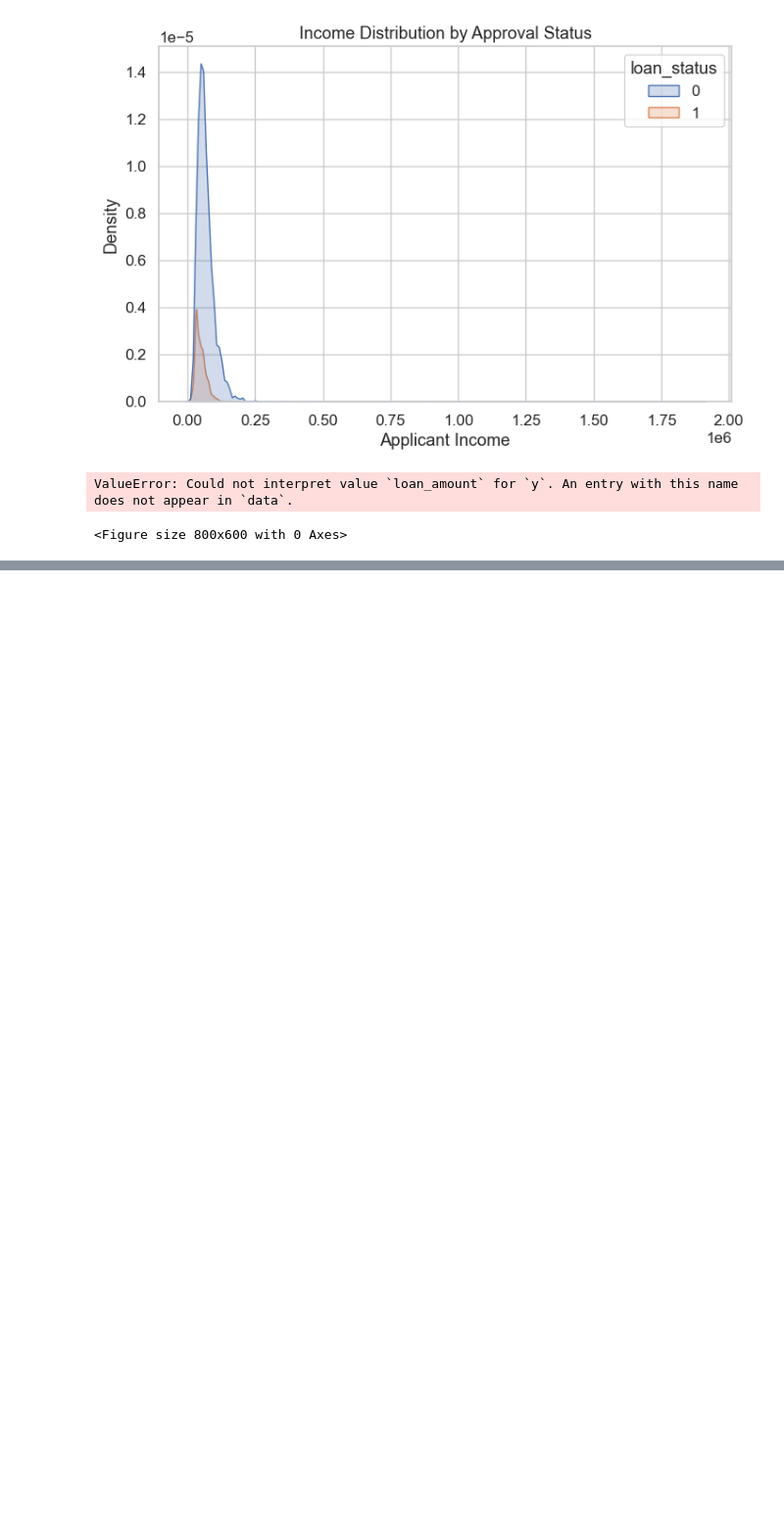
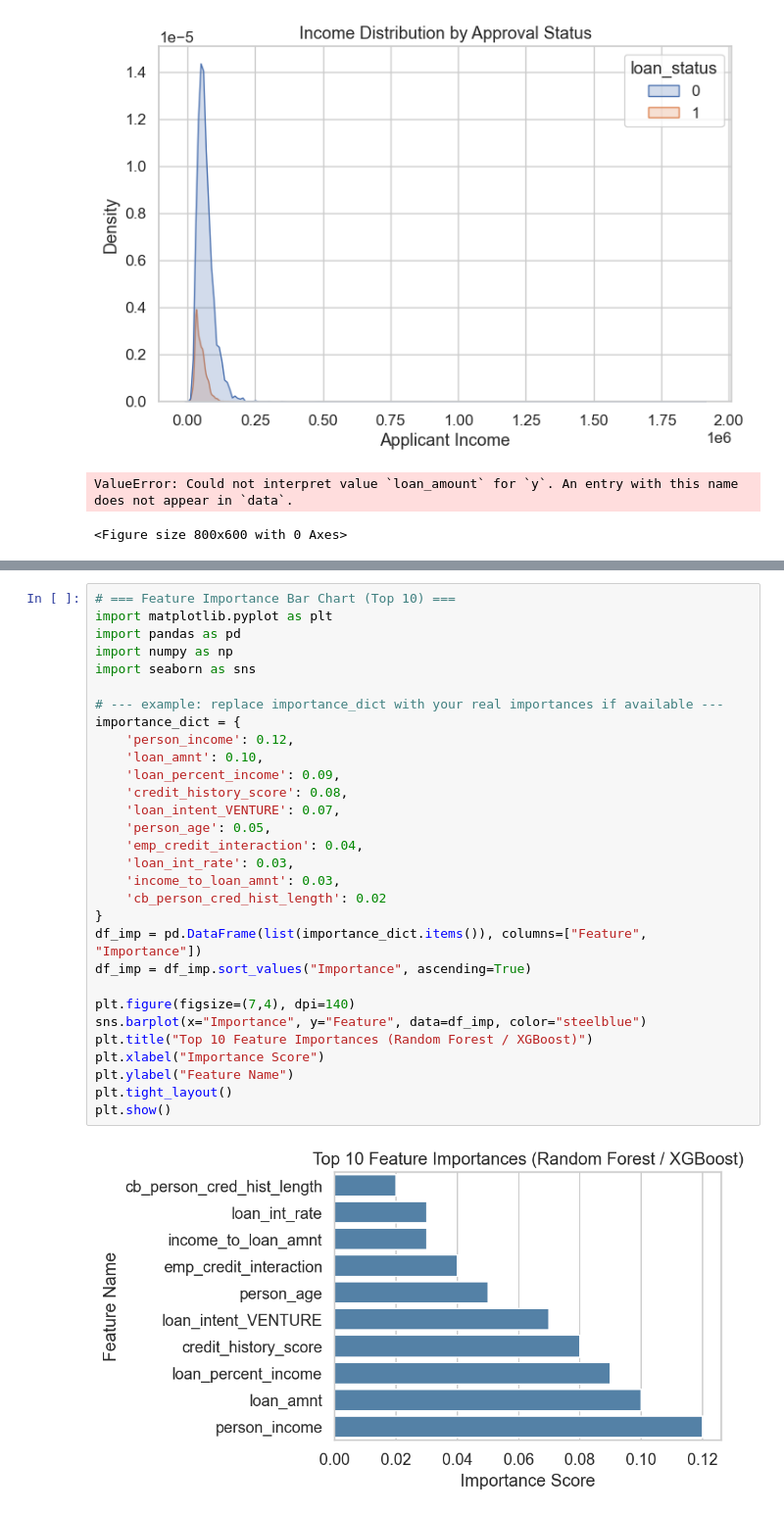
Before and after one commit to ashpai2504/Loan-Approval-Prediction-Project, a Jupyter notebook: Loan.ipynb, the cells around one changed output, grey strips where cells are left out. Shown at 98% size. Drawn from its saved outputs; the diff is of its cells as text; blank space fills up the shorter version.

```diff
--- a/Loan.ipynb
+++ b/Loan.ipynb
@@ -374,0 +815,32 @@ Confusion Matrix:
+# %%
+# === Feature Importance Bar Chart (Top 10) ===
+import matplotlib.pyplot as plt
+import pandas as pd
+import numpy as np
+import seaborn as sns
+
+# --- example: replace importance_dict with your real importances if available ---
+importance_dict = {
+    'person_income': 0.12,
+    'loan_amnt': 0.10,
+    'loan_percent_income': 0.09,
+    'credit_history_score': 0.08,
+    'loan_intent_VENTURE': 0.07,
+    'person_age': 0.05,
+    'emp_credit_interaction': 0.04,
+    'loan_int_rate': 0.03,
+    'income_to_loan_amnt': 0.03,
+    'cb_person_cred_hist_length': 0.02
+}
+df_imp = pd.DataFrame(list(importance_dict.items()), columns=["Feature", "Importance"])
+df_imp = df_imp.sort_values("Importance", ascending=True)
+
+plt.figure(figsize=(7,4), dpi=140)
+sns.barplot(x="Importance", y="Feature", data=df_imp, color="steelblue")
+plt.title("Top 10 Feature Importances (Random Forest / XGBoost)")
+plt.xlabel("Importance Score")
+plt.ylabel("Feature Name")
+plt.tight_layout()
+plt.show()
+# %% [output]
+[figure, added]
```
Also changed, not shown: parts of 7 cells of this notebook.
